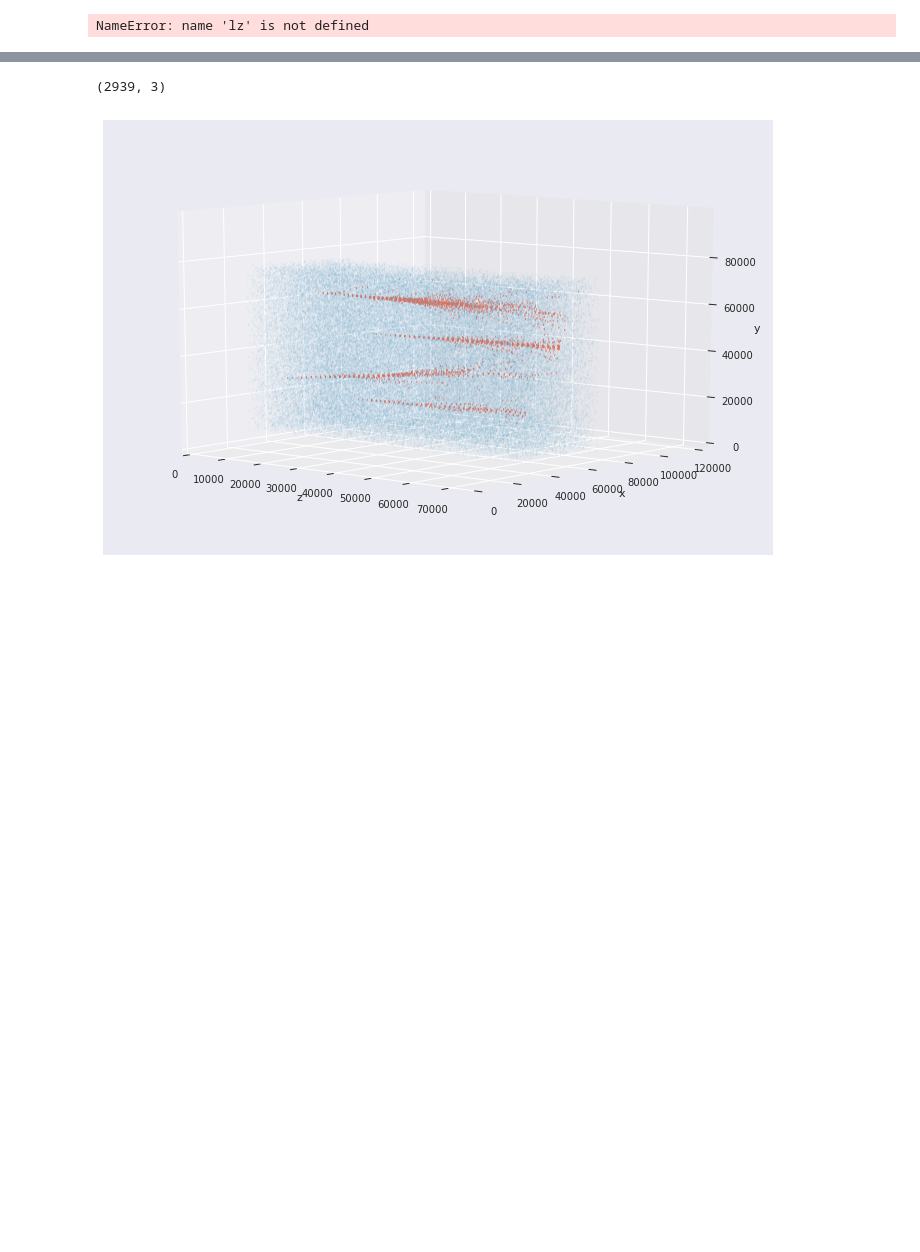
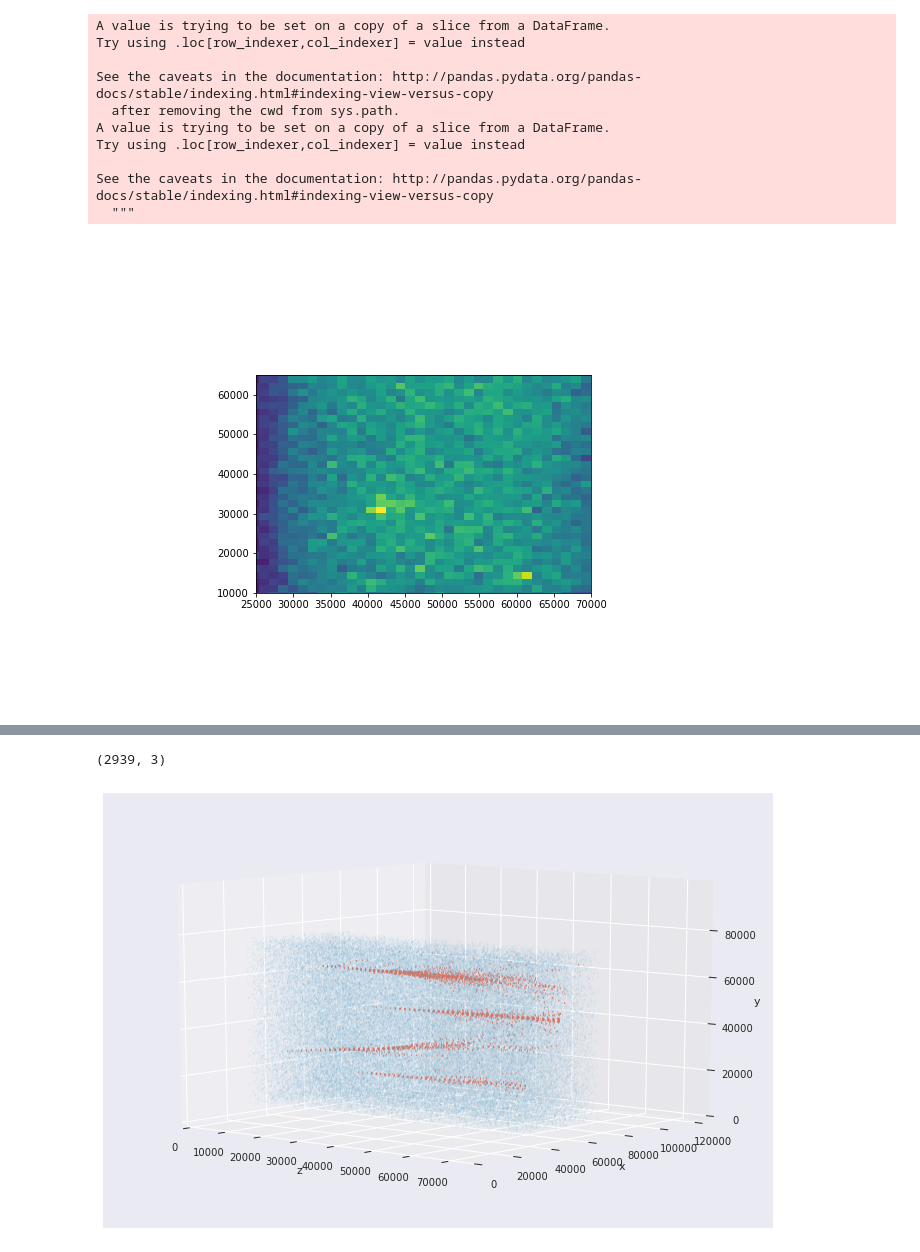
Before and after one commit to heroxbd/mlhep2017, a Jupyter notebook: episode2/Projection-Z0.ipynb, the cells around one changed output, grey strips where cells are left out. Saved outputs shown, nothing was run; the diff lists cells and outputs as text; code cells hidden in the pictures; blank space fills up the shorter version.

```diff
--- a/episode2/Projection-Z0.ipynb
+++ b/episode2/Projection-Z0.ipynb
@@ -44,11 +42,30 @@ See the caveats in the documentation: http://pandas.pydata.org/pandas-docs/stabl
+# %%
+# get rid of Zo
+df0 = df.query("brick_number==99")
+cge = 0.5 * ((df0.TY**2 + df0.TX**2) > 0.01)
+df0["rdY"]= df0.Y - cge * df0.TY * df0.Z
+df0["rdX"]= df0.X - cge * df0.TX * df0.Z
+plt.hist2d(df0.rdX, df0.rdY, bins=(70,70))
+plt.ylim(1e4, 6.5e4); plt.xlim(2.5e4, 7e4)
+plt.show()
+# %% [output]
+A value is trying to be set on a copy of a slice from a DataFrame.
+Try using .loc[row_indexer,col_indexer] = value instead
+
+See the caveats in the documentation: http://pandas.pydata.org/pandas-docs/stable/indexing.html#indexing-view-versus-copy
+  after removing the cwd from sys.path.
+A value is trying to be set on a copy of a slice from a DataFrame.
+Try using .loc[row_indexer,col_indexer] = value instead
+
+See the caveats in the documentation: http://pandas.pydata.org/pandas-docs/stable/indexing.html#indexing-view-versus-copy
+  """
+[figure, added]
 # %%
 # dfs = df.query("signal==1")
-dfs = df.query("event_id == 35528")
-plt.hist2d(dfs.Z, dfs.brick_number, bins=(lz, lb))
-plt.xlabel("Z"); plt.ylabel("Brick #")
-plt.colorbar(); plt.show()
+# dfs = df.query("event_id == 35528")
+# plt.hist2d(dfs.Z, dfs.brick_number, bins=(lz, lb))
+# plt.xlabel("Z"); plt.ylabel("Brick #")
+# plt.colorbar(); plt.show()
-# %% [output]
-NameError: name 'lz' is not defined
 # %%
 def f_plot(col="chi2"):
     plt.figure(dpi = 80, figsize=(5,4))
```
Also changed, not shown: parts of 5 cells of this notebook, 5 other files.
